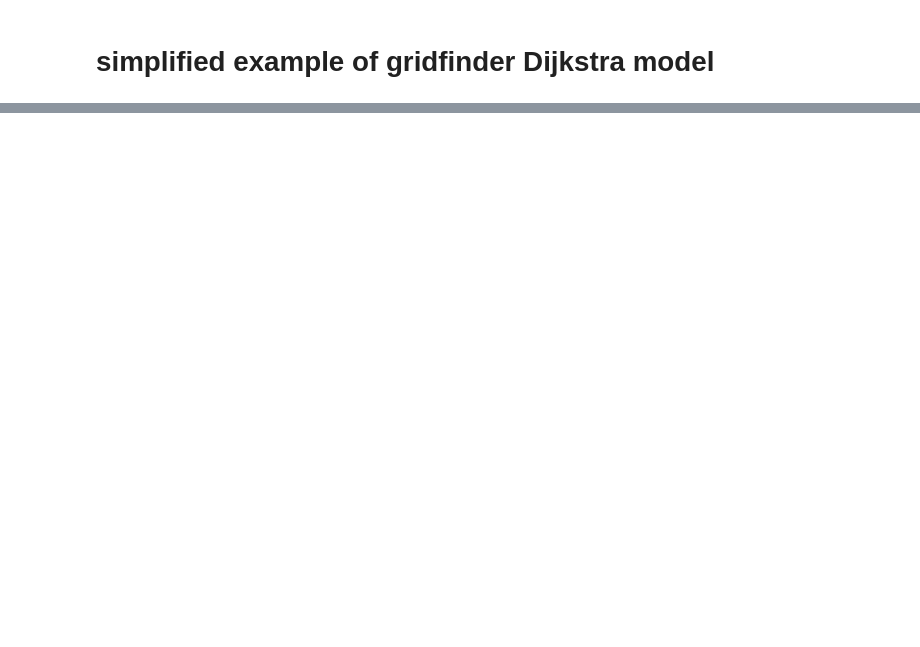
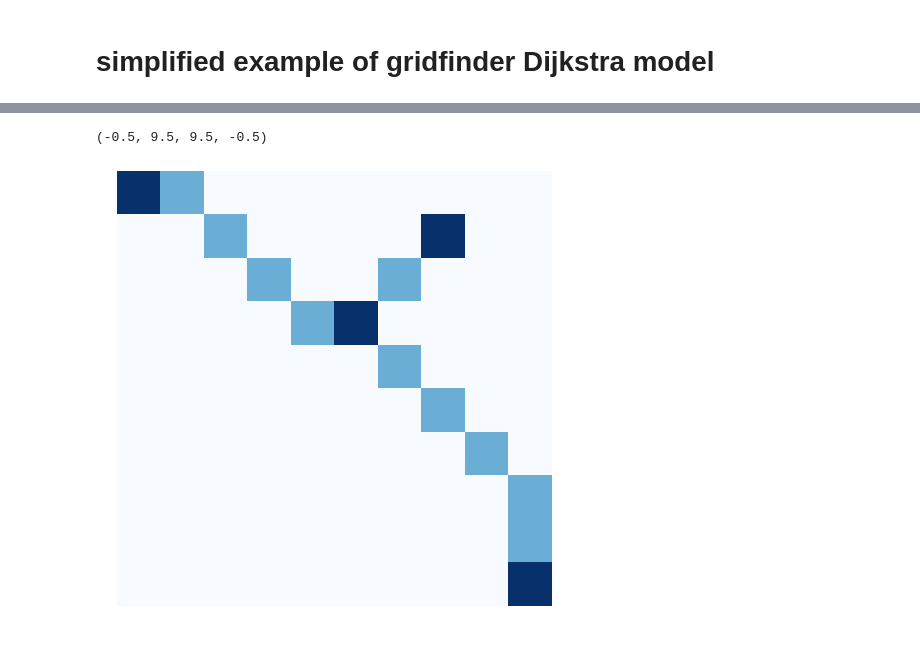
Before and after one commit to carderne/gridfinder, a Jupyter notebook: example_simple.ipynb, the cells around one changed output, grey strips where cells are left out. Saved outputs shown, nothing was run; the diff lists cells and outputs as text; code cells hidden in the pictures; blank space fills up the shorter version.

```diff
--- a/example_simple.ipynb
+++ b/example_simple.ipynb
@@ -37,0 +44,10 @@ for (j,i),label in np.ndenumerate(dist):
+# %%
+guess = threshold(dist)
+guess[tuple(np.array(points).T)] = 2
+fig = plt.figure(figsize=(8, 8))
+ax = fig.add_subplot(111)
+ax.imshow(guess, cmap='Blues')
+ax.axis('off')
+# %% [output]
+(-0.5, 9.5, 9.5, -0.5)
+[figure, added]
```
Also changed, not shown: parts of 7 cells of this notebook.
